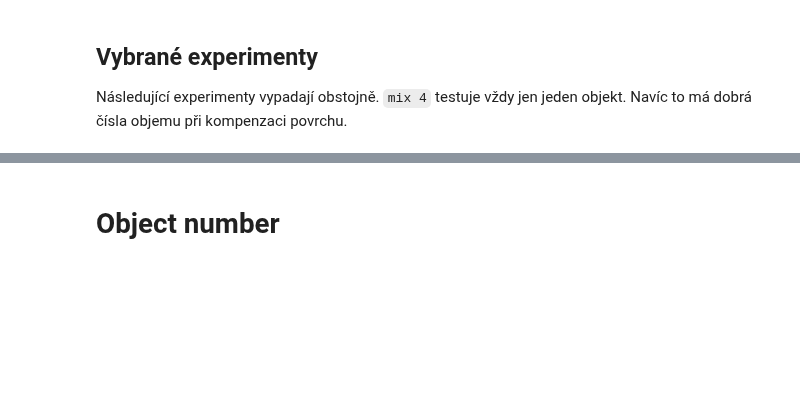
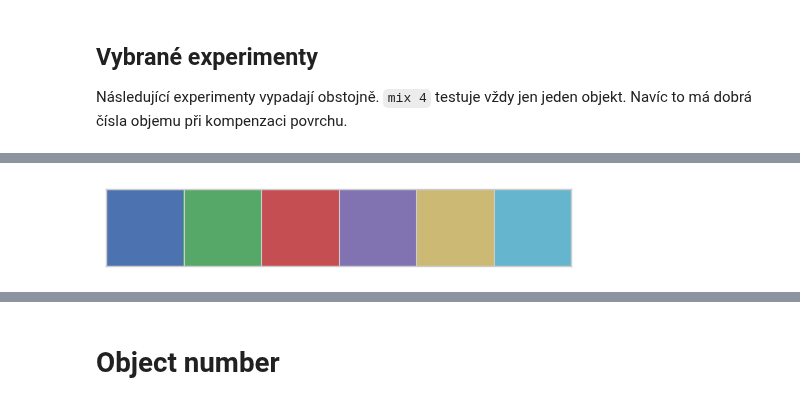
Before and after one commit to mjirik/teigen, a Jupyter notebook: examples/paperfigures.ipynb, the cells around one changed output, grey strips where cells are left out. Drawn from its saved outputs; the diff is of its cells as text; code cells hidden in the pictures; blank space fills up the shorter version.

```diff
--- a/examples/paperfigures.ipynb
+++ b/examples/paperfigures.ipynb
@@ -85,0 +99,7 @@ df_graph = show_error(select_df(df, "mix 6 cylinder surface + sphere error"))
+# %%
+
+current_palette = sns.color_palette("deep")
+sns.palplot(current_palette)
+sns.set_palette(current_palette)
+# %% [output]
+[figure, added]
```
Also changed, not shown: parts of 15 cells of this notebook, 5 other files.
